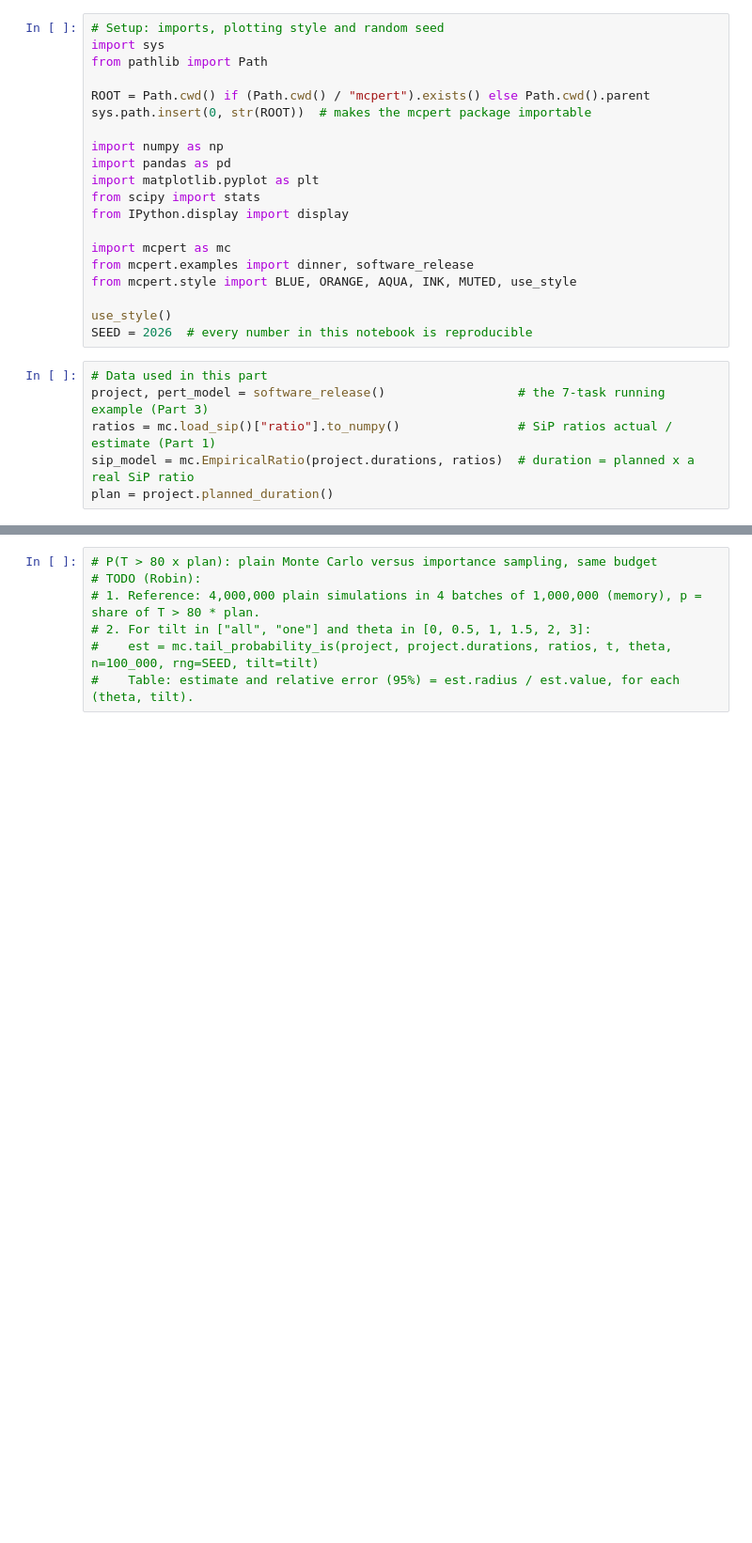
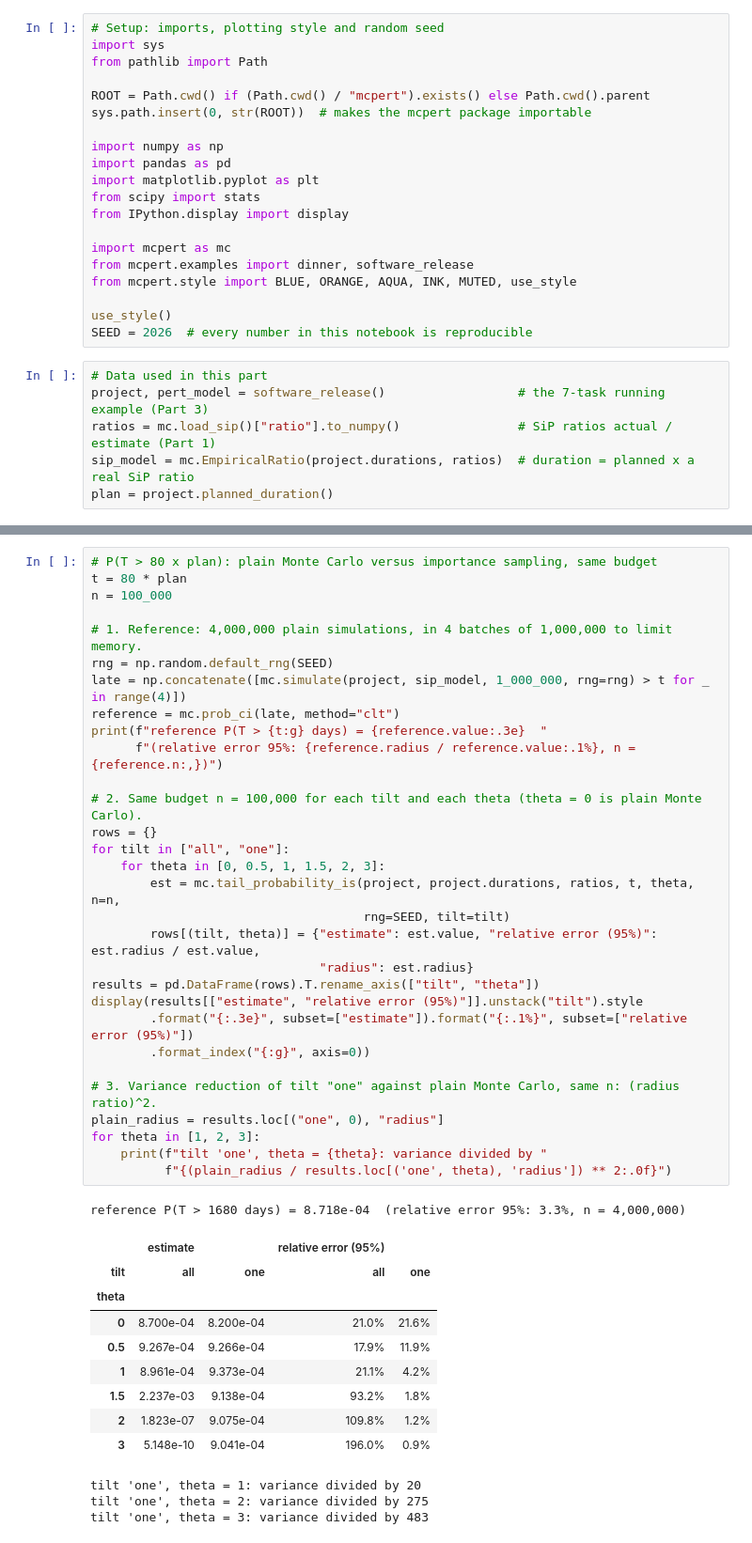
Before and after one commit to Keiraaaaaaaaaaa/mc-project-delays, a Jupyter notebook: notebooks/part5_limitations.ipynb, the cells around one changed output, grey strips where cells are left out. Shown at 94% size. Saved outputs shown, nothing was run; the diff lists cells and outputs as text; blank space fills up the shorter version.

```diff
--- a/notebooks/part5_limitations.ipynb
+++ b/notebooks/part5_limitations.ipynb
@@ -84,8 +207,45 @@ TODO (Robin): explain
 # %%
 # P(T > 80 x plan): plain Monte Carlo versus importance sampling, same budget
-# TODO (Robin):
-# 1. Reference: 4,000,000 plain simulations in 4 batches of 1,000,000 (memory), p = share of T > 80 * plan.
-# 2. For tilt in ["all", "one"] and theta in [0, 0.5, 1, 1.5, 2, 3]:
-#    est = mc.tail_probability_is(project, project.durations, ratios, t, theta, n=100_000, rng=SEED, tilt=tilt)
-#    Table: estimate and relative error (95%) = est.radius / est.value, for each (theta, tilt).
+t = 80 * plan
+n = 100_000
+
+# 1. Reference: 4,000,000 plain simulations, in 4 batches of 1,000,000 to limit memory.
+rng = np.random.default_rng(SEED)
+late = np.concatenate([mc.simulate(project, sip_model, 1_000_000, rng=rng) > t for _ in range(4)])
+reference = mc.prob_ci(late, method="clt")
+print(f"reference P(T > {t:g} days) = {reference.value:.3e}  "
+      f"(relative error 95%: {reference.radius / reference.value:.1%}, n = {reference.n:,})")
+
+# 2. Same budget n = 100,000 for each tilt and each theta (theta = 0 is plain Monte Carlo).
+rows = {}
+for tilt in ["all", "one"]:
+    for theta in [0, 0.5, 1, 1.5, 2, 3]:
+        est = mc.tail_probability_is(project, project.durations, ratios, t, theta, n=n,
+                                     rng=SEED, tilt=tilt)
+        rows[(tilt, theta)] = {"estimate": est.value, "relative error (95%)": est.radius / est.value,
+                               "radius": est.radius}
+results = pd.DataFrame(rows).T.rename_axis(["tilt", "theta"])
+display(results[["estimate", "relative error (95%)"]].unstack("tilt").style
+        .format("{:.3e}", subset=["estimate"]).format("{:.1%}", subset=["relative error (95%)"])
+        .format_index("{:g}", axis=0))
+
+# 3. Variance reduction of tilt "one" against plain Monte Carlo, same n: (radius ratio)^2.
+plain_radius = results.loc[("one", 0), "radius"]
+for theta in [1, 2, 3]:
+    print(f"tilt 'one', theta = {theta}: variance divided by "
+          f"{(plain_radius / results.loc[('one', theta), 'radius']) ** 2:.0f}")
+# %% [output]
+reference P(T > 1680 days) = 8.718e-04  (relative error 95%: 3.3%, n = 4,000,000)
+|  | estimate |  | relative error (95%) |  |
+| tilt | all | one | all | one |
+| theta |  |  |  |  |
+| 0 | 8.700e-04 | 8.200e-04 | 21.0% | 21.6% |
+| 0.5 | 9.267e-04 | 9.266e-04 | 17.9% | 11.9% |
+| 1 | 8.961e-04 | 9.373e-04 | 21.1% | 4.2% |
+| 1.5 | 2.237e-03 | 9.138e-04 | 93.2% | 1.8% |
+| 2 | 1.823e-07 | 9.075e-04 | 109.8% | 1.2% |
+| 3 | 5.148e-10 | 9.041e-04 | 196.0% | 0.9% |
+tilt 'one', theta = 1: variance divided by 20
+tilt 'one', theta = 2: variance divided by 275
+tilt 'one', theta = 3: variance divided by 483
 # %% [markdown]
```
Also changed, not shown: parts of 11 cells of this notebook, 1 other file.
